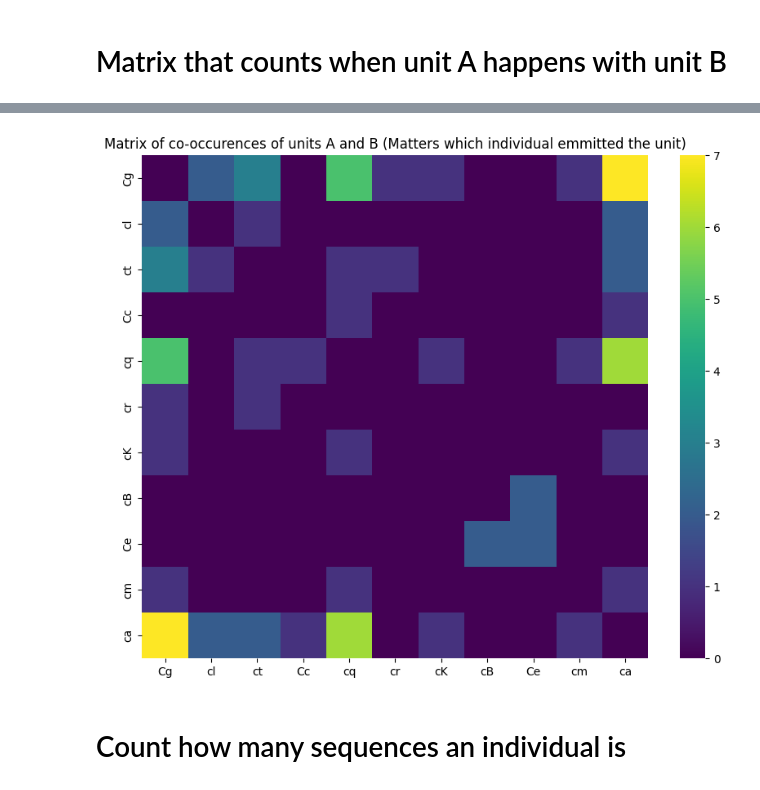
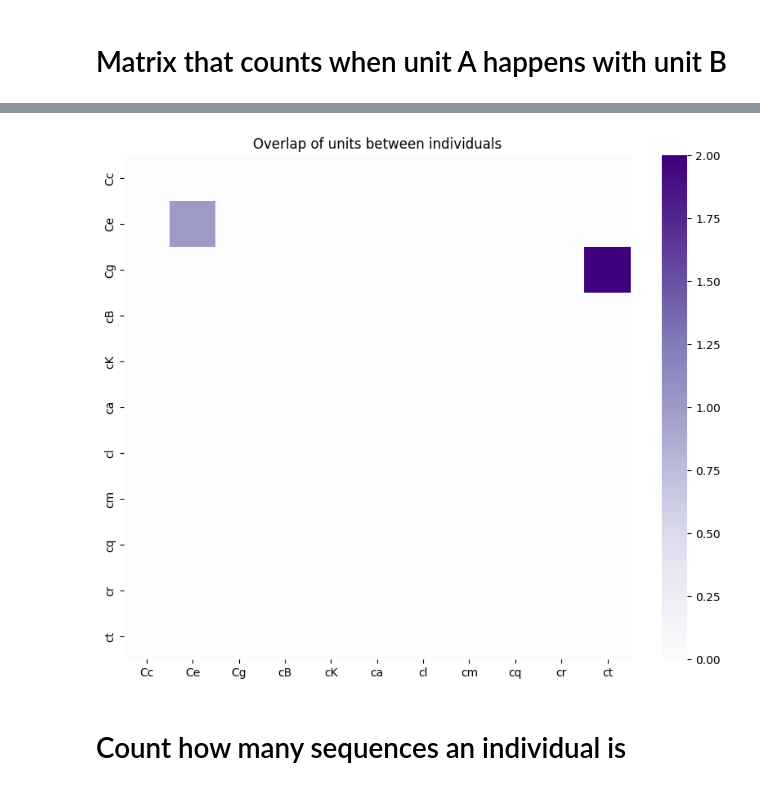
Before and after one commit to arthurdpcm/multi-interaction, a Jupyter notebook: boris2sentence.ipynb, the cells around one changed output, grey strips where cells are left out. Drawn from its saved outputs; the diff is of its cells as text; code cells hidden in the pictures.

```diff
--- a/boris2sentence.ipynb
+++ b/boris2sentence.ipynb
@@ -980,0 +904,3 @@ units_count_df.head()
+# %%
+excel_file_path = "Outputs/"+category+"/no_meta_"+category+"_sequence_excel.xlsx"
+sequence_df = pd.read_excel(excel_file_path)
@@ -988,7 +943,7 @@ for i, row in sequence_df.iloc[:, 2:].iterrows():
       if elem[0] == "f":
         units_count_df.at[units_count_df[units_count_df['Individual'] == focal].index[0], elem[1]] += 1
 
-      elif elem[0] == "i":
+      elif elem[0] == "p":
         units_count_df.at[units_count_df[units_count_df['Individual'] == indiv].index[0], elem[1]] += 1
 # %%
 sum_row = units_count_df.iloc[:, 1:].sum(axis=1)
@@ -1075,8 +1048,7 @@ units_count_df.to_excel(output, index=False)
 # %% [markdown]
 # Matrix that counts when unit A happens with unit B
 # %%
-csv_file_path = "Outputs/no_metaunits_all_files_output.csv"
-
+csv_file_path = "Outputs/"+category+"/no_meta_"+ category +"_sequence_csv.csv"
 
 max_columns = 0
 with open(csv_file_path, 'r') as file:
@@ -1154,0 +1161,22 @@ units_matrix.to_excel(output)
+# %%
+overlap_units_matrix = pd.DataFrame(index=sorted(units), columns=sorted(units))
+
+# Fill the DataFrame with zeros (or any default value you want)
+overlap_units_matrix = overlap_units_matrix.fillna(0)
+
+for _, row in overlap_csv.iloc[:,2:].iterrows():
+    tuples = row.dropna().values
+    for i in range(len(tuples)):
+        if not pd.isna(tuples[i]):
+            units_list = eval(tuples[i])
+            if len(units_list) > 1:  # Check if there's an overlap between two or more units
+                for j in range(len(units_list)):
+                    emitter, unit = units_list[j]
+                    for k in range(j + 1, len(units_list)):
+                        other_emitter, other_unit = units_list[k]
+                        if emitter != other_emitter: # Comment this line to doesn't matter the emitter
+                            # Sort the position ? it's not going to make it looks like a triangle
+                            sorted_position = sorted([unit, other_unit])
+                            overlap_units_matrix.at[sorted_position[0], sorted_position[1]] += 1
+                            # overlap_units_matrix.at[unit, other_unit] += 1
+                            # overlap_units_matrix.at[other_unit, unit] += 1  # Assuming co-occurrence is symmetric
@@ -1155,9 +1192,9 @@ units_matrix.to_excel(output)
 # %%
 import seaborn as sns
 import matplotlib.pyplot as plt
 plt.figure(figsize=(10, 8))
-sns.heatmap(units_matrix, cmap='viridis')
-plt.title("Matrix of co-occurences of units A and B (Matters which individual emmitted the unit)")
+sns.heatmap(overlap_units_matrix, cmap="Purples")
+plt.title("Overlap of "+category+" between individuals") # Overlap of modalities between individuals
 plt.show()
 # %% [output]
-[figure, old version]
+[figure, new version]
```
Also changed, not shown: parts of 129 cells of this notebook.
